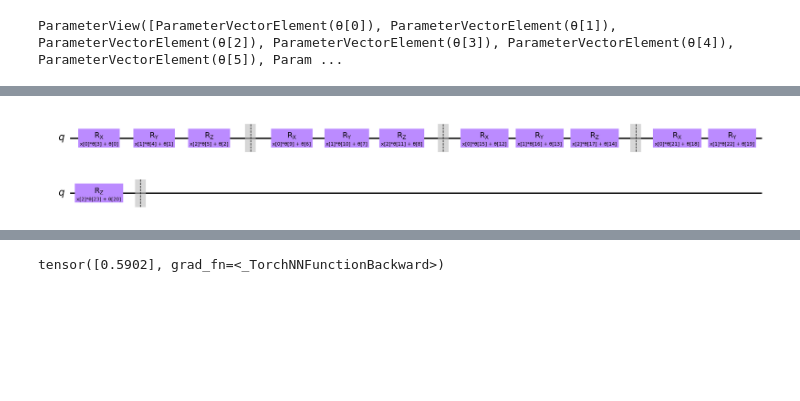
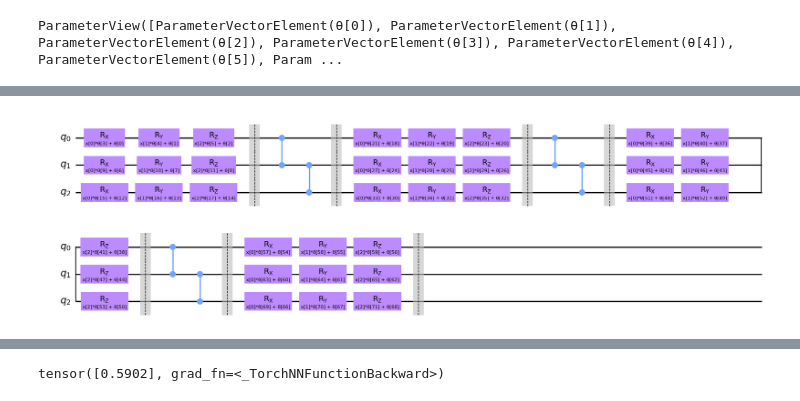
Before and after one commit to ericardomuten/-qamp-spring-23-, a Jupyter notebook: Development Notebook.ipynb, the cells around one changed output, grey strips where cells are left out. Cells and saved outputs as stored; diff of their text form; code cells hidden in the pictures; blank space fills up the shorter version.

```diff
--- a/Development Notebook.ipynb
+++ b/Development Notebook.ipynb
@@ -350,5 +382,5 @@ class DataReuploading():
 # %%
-DRC = DataReuploading(num_qubits=1, num_features=2, num_layers=4)
+DRC = DataReuploading(num_qubits=3, num_features=2, num_layers=4)
 DRC.circuit.draw('mpl')
 # %% [output]
-[figure, old version]
+[figure, new version]
```
Also changed, not shown: parts of 17 cells of this notebook.
